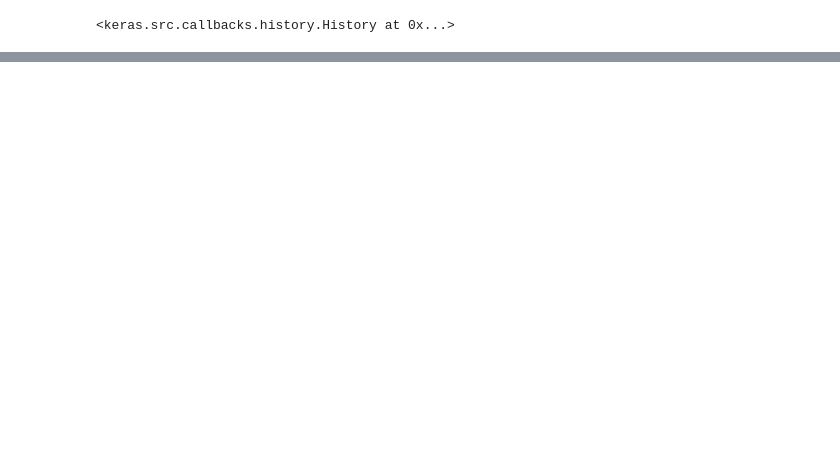
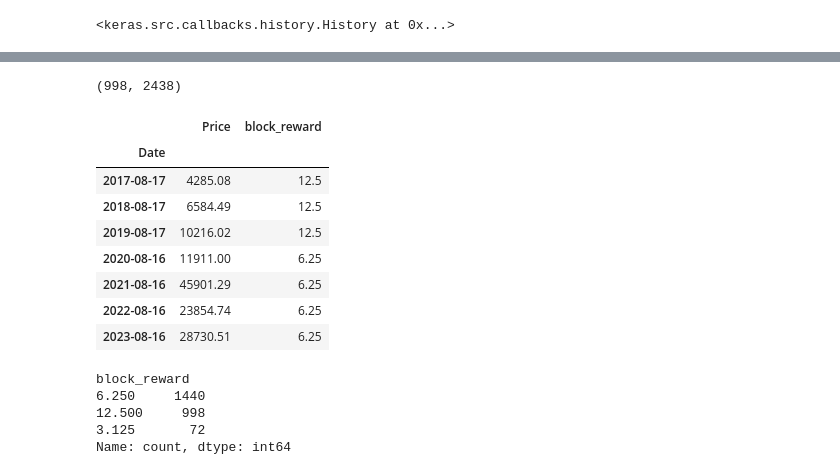
Before and after one commit to lucascarmu/BTC-Price-Predict, a Jupyter notebook: notebooks/BTC_Predict_notebook.ipynb, the cells around one changed output, grey strips where cells are left out. Drawn from its saved outputs; the diff is of its cells as text; code cells hidden in the pictures; blank space fills up the shorter version.

```diff
--- a/notebooks/BTC_Predict_notebook.ipynb
+++ b/notebooks/BTC_Predict_notebook.ipynb
@@ -615,0 +846,4 @@ R^2 Score: 0.9799
+# %%
+# Create a DataFrame for the Bitcoin halving data
+halving_df = pd.DataFrame(halving_data)
+halving_df
@@ -615,0 +871,6 @@ R^2 Score: 0.9799
+# %%
+# Convert the "Date" column to datetime format for better manipulation
+halving_df['Date'] = pd.to_datetime(halving_df['Date'], errors='coerce')
+
+# Set the Date column as the index of the DataFrame
+halving_df.set_index('Date', inplace=True)
@@ -615,0 +886,37 @@ R^2 Score: 0.9799
+# %%
+# Get date indexes for when to add in different block dates
+block_reward_2_days = (halving_df.index[2] - btc_prices.index[0]).days
+block_reward_3_days = (halving_df.index[3] - btc_prices.index[0]).days
+
+block_reward_2_days, block_reward_3_days
+# %% [output]
+(998, 2438)
+# %%
+# Add block_reward column
+btc_prices_block = btc_prices.copy()
+btc_prices_block["block_reward"] = None
+
+# Set values of block_reward column (it's the last column hence -1 indexing on iloc)
+btc_prices_block.iloc[:block_reward_2_days, -1] = halving_df['Block reward (BTC)'][1]
+btc_prices_block.iloc[block_reward_2_days:block_reward_3_days, -1] = halving_df['Block reward (BTC)'][2]
+btc_prices_block.iloc[block_reward_3_days:, -1] = halving_df['Block reward (BTC)'][3]
+# %%
+btc_prices_block[::365]
+# %% [output]
+|  | Price | block_reward |
+| Date |  |  |
+| 2017-08-17 | 4285.08 | 12.5 |
+| 2018-08-17 | 6584.49 | 12.5 |
+| 2019-08-17 | 10216.02 | 12.5 |
+| 2020-08-16 | 11911.00 | 6.25 |
+| 2021-08-16 | 45901.29 | 6.25 |
+| 2022-08-16 | 23854.74 | 6.25 |
+| 2023-08-16 | 28730.51 | 6.25 |
+# %%
+btc_prices_block.value_counts('block_reward')
+# %% [output]
+block_reward
+6.250     1440
+12.500     998
+3.125       72
+Name: count, dtype: int64
```
Also changed, not shown: parts of 61 cells of this notebook, 7 other files.
